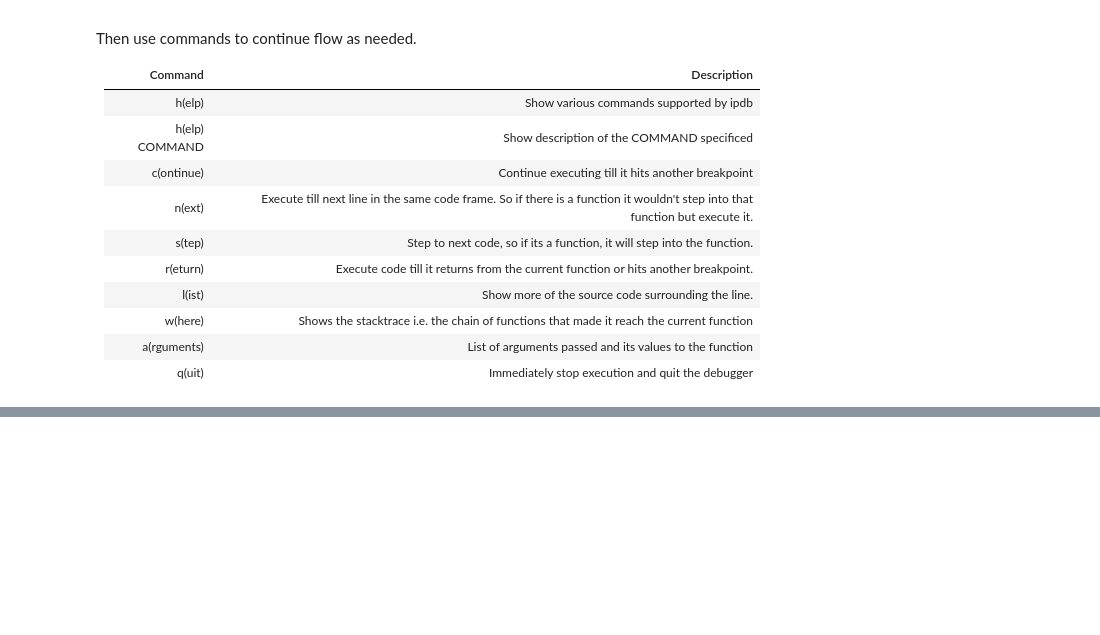
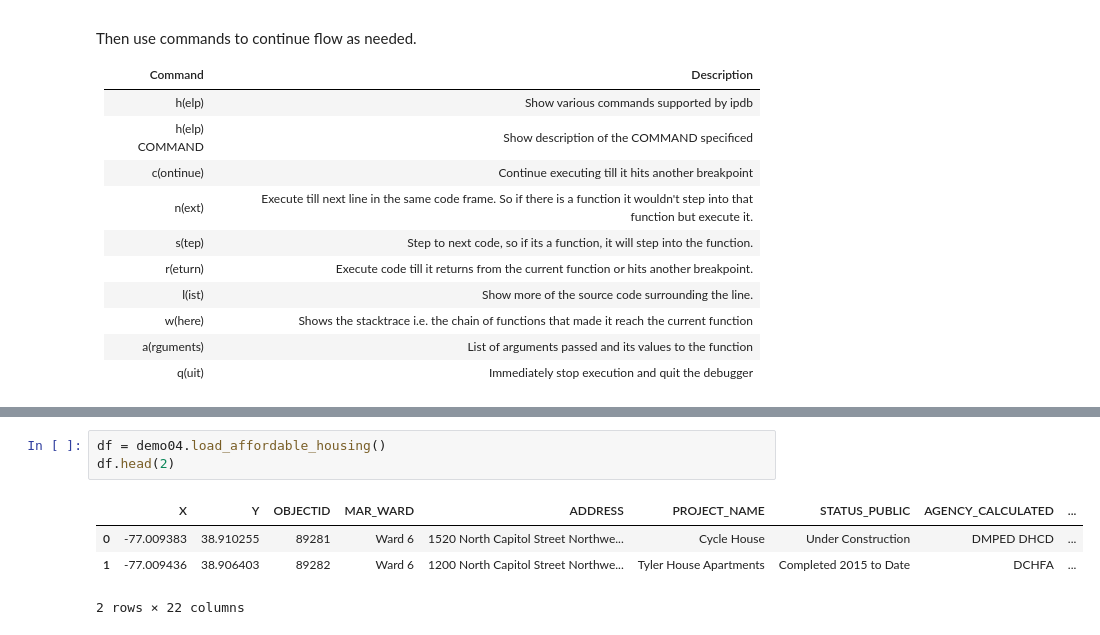
Before and after one commit to ncsg/ursp688y_sp2023, a Jupyter notebook: demos/demo04/demo04.ipynb, the cells around one changed output, grey strips where cells are left out. Drawn from its saved outputs; the diff is of its cells as text; blank space fills up the shorter version.

```diff
--- a/demos/demo04/demo04.ipynb
+++ b/demos/demo04/demo04.ipynb
@@ -122,2 +264,10 @@ FileNotFoundError: [Errno 2] No such file or directory: '/content/drive/MyDrive/
+# %%
+df = demo04.load_affordable_housing()
+df.head(2)
+# %% [output]
+|  | X | Y | OBJECTID | MAR_WARD | ADDRESS | PROJECT_NAME | STATUS_PUBLIC | AGENCY_CALCULATED | ... |
+| 0 | -77.009383 | 38.910255 | 89281 | Ward 6 | 1520 North Capitol Street Northwe... | Cycle House | Under Construction | DMPED DHCD | ... |
+| 1 | -77.009436 | 38.906403 | 89282 | Ward 6 | 1200 North Capitol Street Northwe... | Tyler House Apartments | Completed 2015 to Date | DCHFA | ... |
+2 rows × 22 columns
 # %% [markdown]
 ## Repository structure
```
Also changed, not shown: parts of 32 cells of this notebook.
